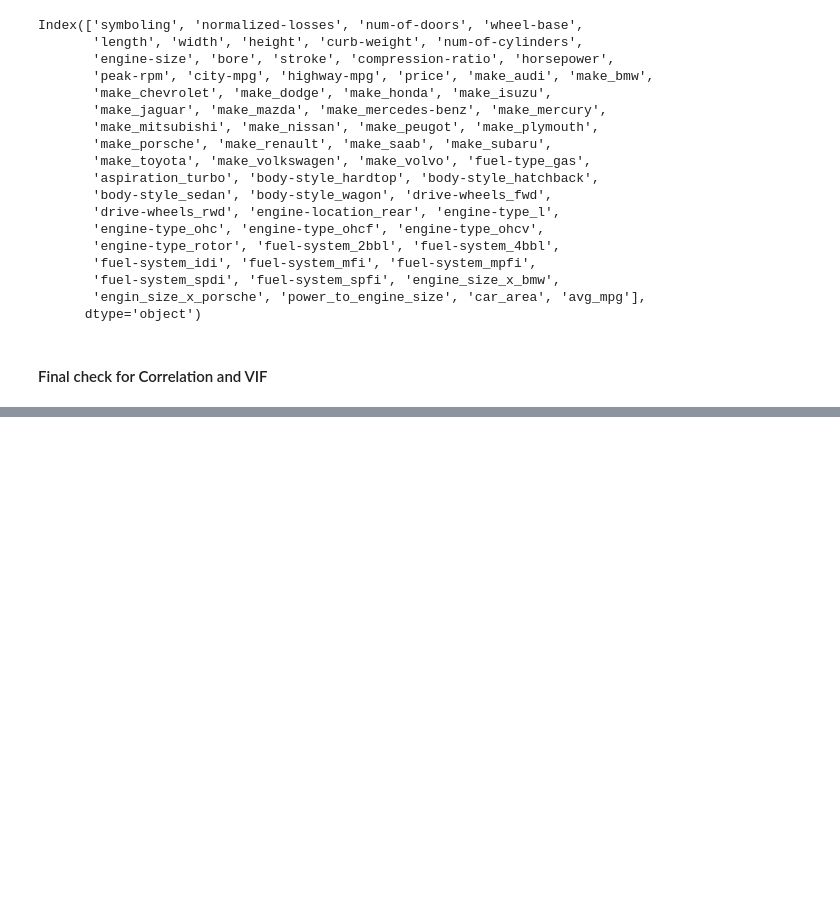
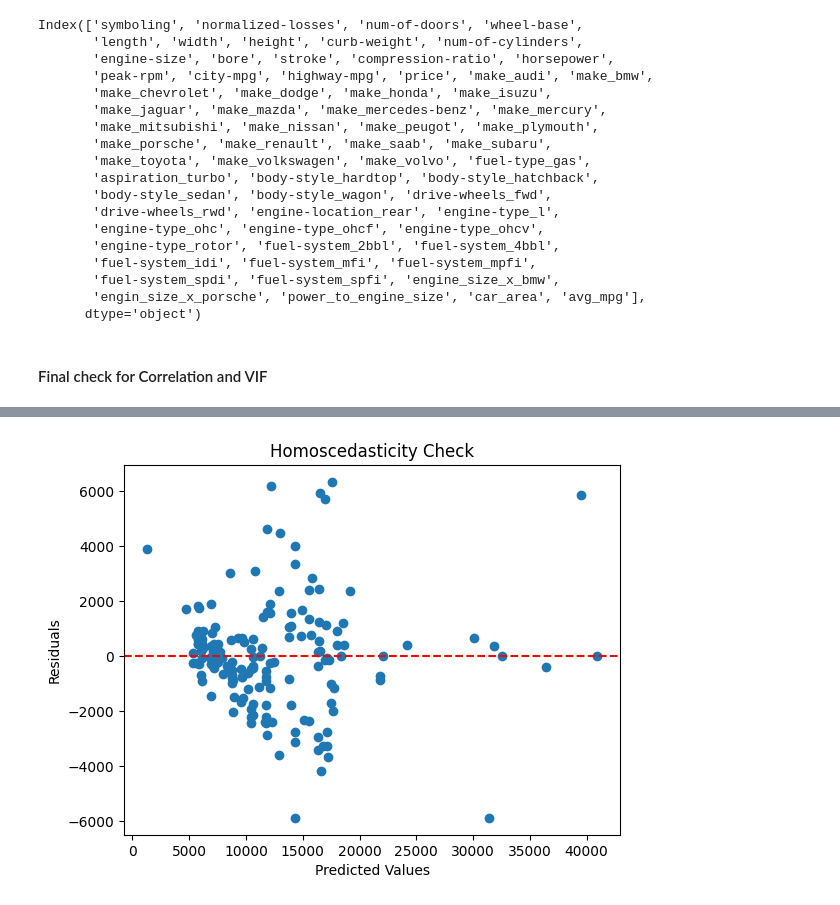
Before and after one commit to Kumbhakarn/classic-ml-algorithms, a Jupyter notebook: notebooks/linear-regression.ipynb, the cells around one changed output, grey strips where cells are left out. Saved outputs shown, nothing was run; the diff lists cells and outputs as text; code cells hidden in the pictures; blank space fills up the shorter version.

```diff
--- a/notebooks/linear-regression.ipynb
+++ b/notebooks/linear-regression.ipynb
@@ -701,0 +852,9 @@ plt.show()
+# %%
+plt.scatter(y_pred_train, residual_training_data)
+plt.axhline(y=0, color='r', linestyle='--')
+plt.xlabel("Predicted Values")
+plt.ylabel("Residuals")
+plt.title("Homoscedasticity Check")
+plt.show()
+# %% [output]
+[figure, added]
```
Also changed, not shown: parts of 24 cells of this notebook.
